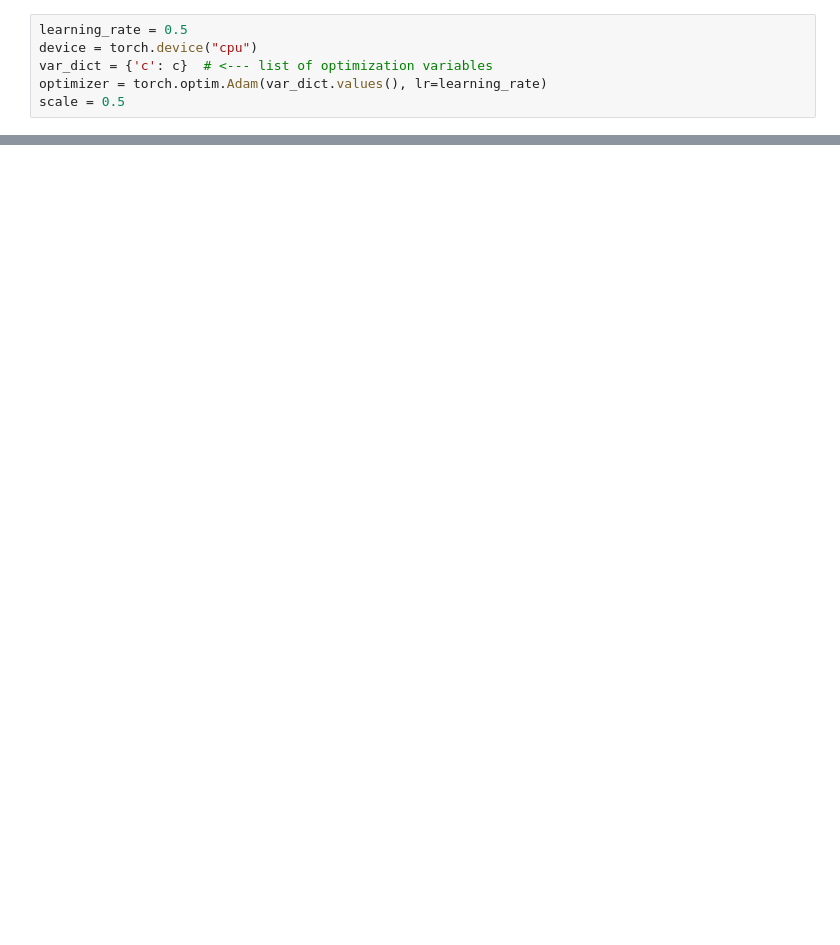
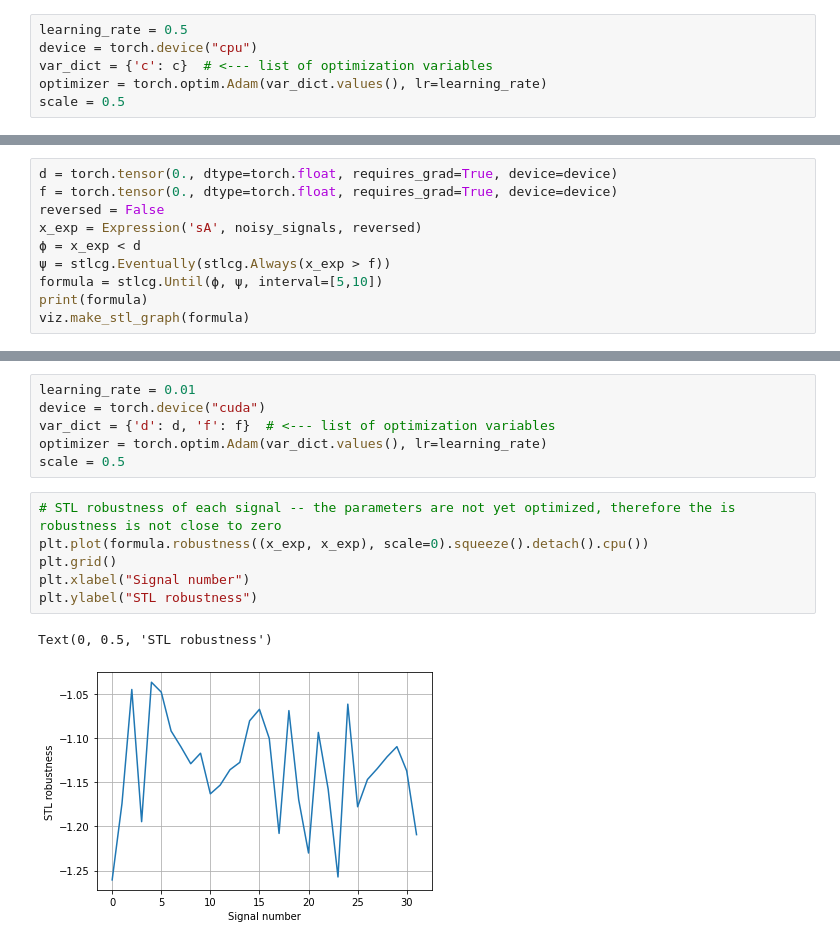
Before and after one commit to StanfordASL/stlcg, a Jupyter notebook: demo.ipynb, the cells around one changed output, grey strips where cells are left out. Drawn from its saved outputs; the diff is of its cells as text; blank space fills up the shorter version.

```diff
--- a/demo.ipynb
+++ b/demo.ipynb
@@ -296,0 +398,10 @@ iteration: 580 -- loss: 0.006 ---- c:6.427 ---- scale:0.000 ---- true value:0.00
+# %%
+d = torch.tensor(0., dtype=torch.float, requires_grad=True, device=device)
+f = torch.tensor(0., dtype=torch.float, requires_grad=True, device=device)
+reversed = False
+x_exp = Expression('sA', noisy_signals, reversed)
+ϕ = x_exp < d
+ψ = stlcg.Eventually(stlcg.Always(x_exp > f))
+formula = stlcg.Until(ϕ, ψ, interval=[5,10])
+print(formula)
+viz.make_stl_graph(formula)
@@ -296,0 +411,15 @@ iteration: 580 -- loss: 0.006 ---- c:6.427 ---- scale:0.000 ---- true value:0.00
+# %%
+learning_rate = 0.01
+device = torch.device("cuda")
+var_dict = {'d': d, 'f': f}  # <--- list of optimization variables
+optimizer = torch.optim.Adam(var_dict.values(), lr=learning_rate)
+scale = 0.5
+# %%
+# STL robustness of each signal -- the parameters are not yet optimized, therefore the is robustness is not close to zero
+plt.plot(formula.robustness((x_exp, x_exp), scale=0).squeeze().detach().cpu())
+plt.grid()
+plt.xlabel("Signal number")
+plt.ylabel("STL robustness")
+# %% [output]
+Text(0, 0.5, 'STL robustness')
+[figure, added]
```
Also changed, not shown: parts of 11 cells of this notebook, 1 other file.
